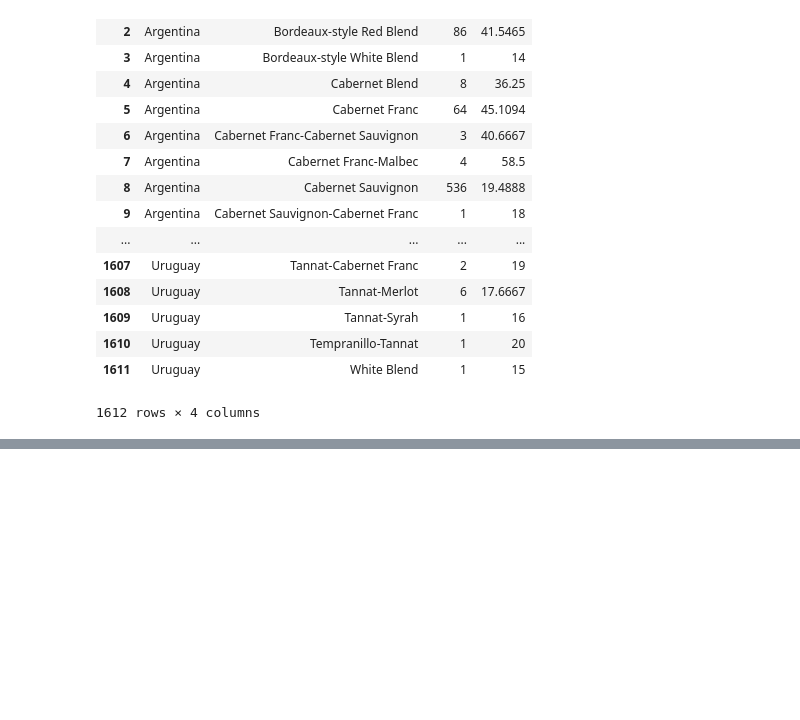
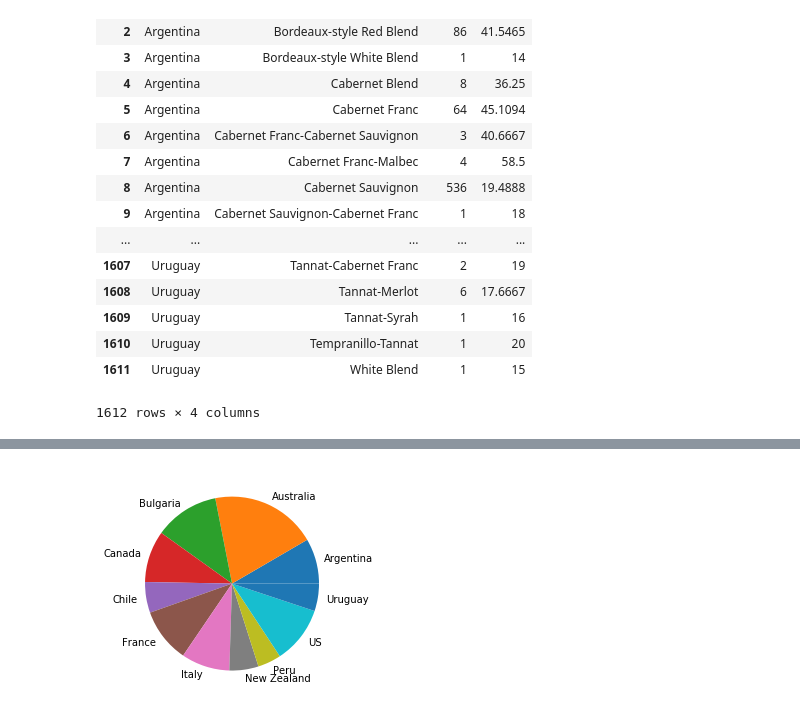
Before and after one commit to estebantoso/practicas_data_science, a Jupyter notebook: Data Engineering/data_engineering-20190326.ipynb, the cells around one changed output, grey strips where cells are left out. Saved outputs shown, nothing was run; the diff lists cells and outputs as text; code cells hidden in the pictures; blank space fills up the shorter version.

```diff
--- a/Data Engineering/data_engineering-20190326.ipynb
+++ b/Data Engineering/data_engineering-20190326.ipynb
@@ -177,0 +151,5 @@ n, bins, patches = plt.hist(a, 10, facecolor='blue', alpha=0.5)
+# %%
+df_Malbec = df_filtered_2[df_filtered_2['variety'] == 'Malbec']
+# %%
+df_Malbec = df_Malbec.drop(columns = 'variety')
+df_Malbec = df_Malbec.drop(columns = 'count')
@@ -177,0 +171,4 @@ n, bins, patches = plt.hist(a, 10, facecolor='blue', alpha=0.5)
+# %%
+a = plt.pie(df_Malbec.iloc[:,1], labels = df_Malbec.iloc[:,0])
+# %% [output]
+[figure, added]
```
Also changed, not shown: parts of 6 cells of this notebook, 1 other file.
